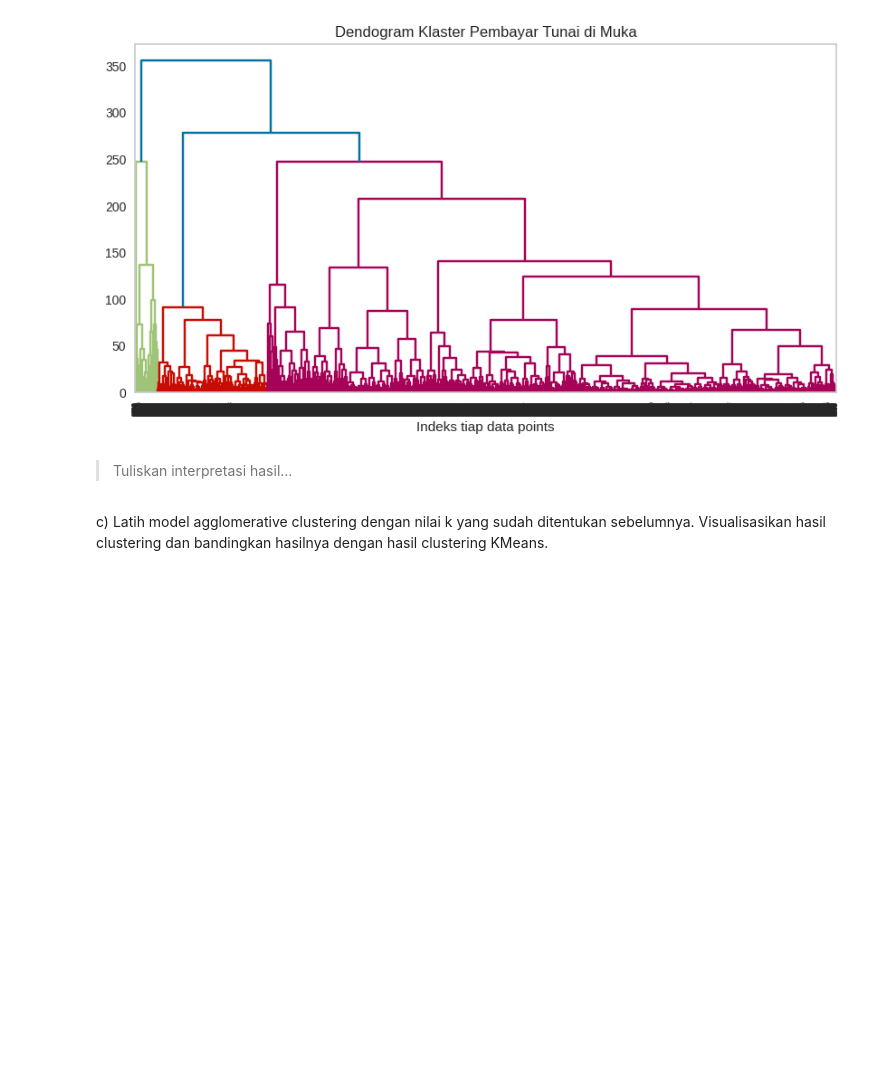
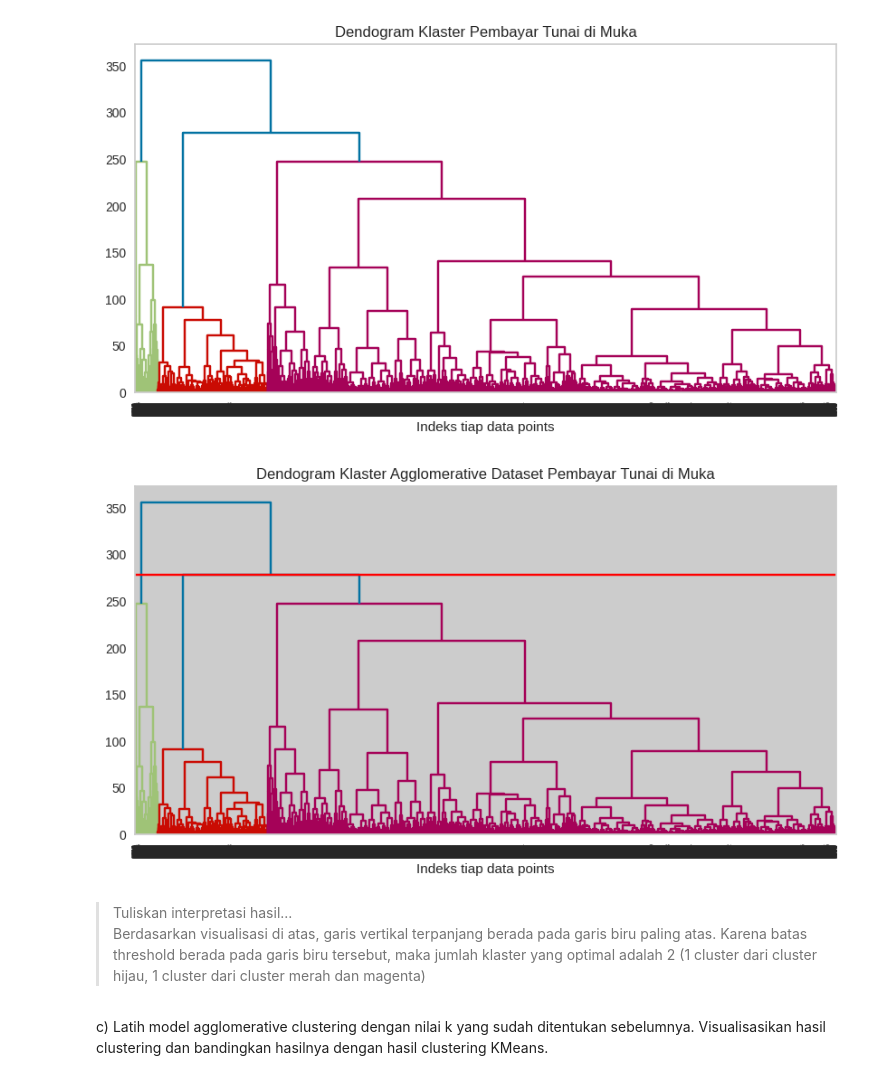
Before and after one commit to farrelayman09/lab-kasdad-8, a Jupyter notebook: Soal Lab 8.ipynb, the cells around one changed output. Cells and saved outputs as stored; diff of their text form; code cells hidden in the pictures; blank space fills up the shorter version.

Commit message:
Add interpretasi dendogram

```diff
--- a/Soal Lab 8.ipynb
+++ b/Soal Lab 8.ipynb
@@ -844,8 +844,27 @@ plt.xlabel("Indeks tiap data points")
 plt.show()
 # %% [output]
 [figure]
+# %%
+from scipy.cluster.hierarchy import dendrogram, linkage
+
+linked = linkage(cc_df_scaled, 'ward')
+
+plt.figure(figsize=(10, 5))
+dendrogram(linked)
+plt.title("Dendogram Klaster Agglomerative Dataset Pembayar Tunai di Muka")
+plt.xlabel("Indeks tiap data points")
+
+distances = linked[:, 2]
+idx = np.argmax(np.diff(distances))
+max_d = distances[idx]
+plt.axhline(y=max_d, c='red')
+
+plt.show()
+# %% [output]
+[figure, added]
 # %% [markdown]
-> Tuliskan interpretasi hasil...
+> Tuliskan interpretasi hasil...<br>
+Berdasarkan visualisasi di atas, garis vertikal terpanjang berada pada garis biru  paling atas. Karena batas threshold berada pada garis biru tersebut, maka jumlah klaster yang optimal adalah 2 (1 cluster dari cluster hijau, 1 cluster dari cluster merah dan magenta)
 # %% [markdown]
 c) Latih model agglomerative clustering dengan nilai k yang sudah ditentukan sebelumnya. Visualisasikan hasil clustering dan bandingkan hasilnya dengan hasil clustering KMeans.
 # %%
```
Also changed, not shown: parts of 3 cells of this notebook.
